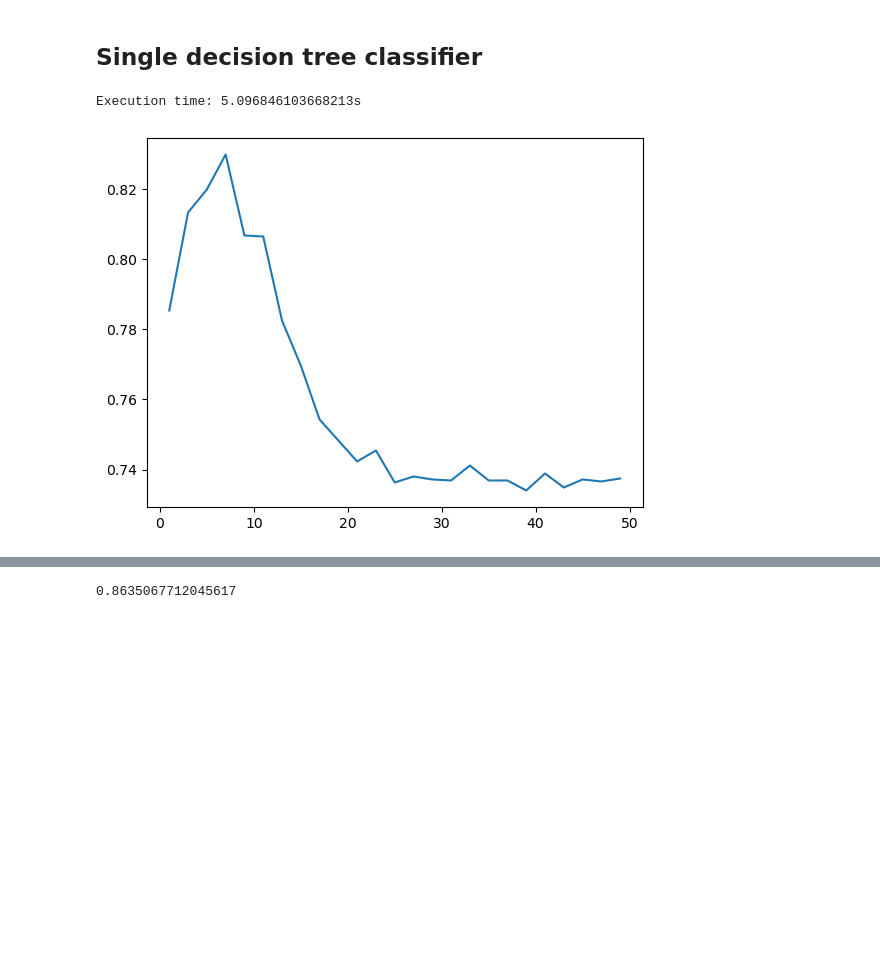
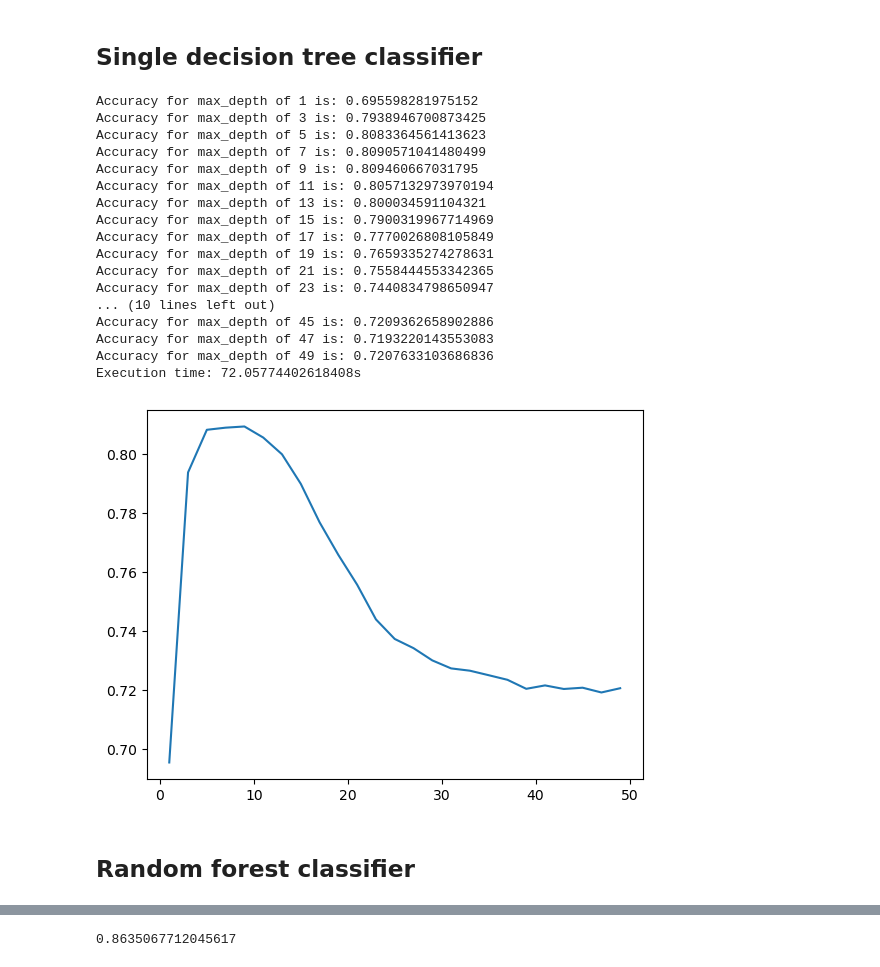
Before and after one commit to fredrikSveen/MALIS_project, a Jupyter notebook: ML_stuff.ipynb, the cells around one changed output, grey strips where cells are left out. Drawn from its saved outputs; the diff is of its cells as text; code cells hidden in the pictures; blank space fills up the shorter version.

```diff
--- a/ML_stuff.ipynb
+++ b/ML_stuff.ipynb
@@ -85,8 +85,8 @@ acc_for_depths = []
 step_size = 2
 
 st = time.time()
-for i in range(1,50,step_size):
-    model = DecisionTreeClassifier(max_depth = i)
+for d in range(1,50,step_size):
+    model = DecisionTreeClassifier(max_depth = d)
     model = model.fit(X_train, y_train)
 
     predicted_value = model.predict(X_val)
@@ -100,38 +100,56 @@ for i in range(1,50,step_size):
 
     for i in y_train:
         if i == 0:
             zeroes += 1
         else:
             ones += 1
 
     val = 1 - ((zeroes/70)*(zeroes/70) + (ones/70)*(ones/70))
     #print("Gini :", val)
 
     match = 0
     UnMatch = 0
 
-    for i in range(len(predicted_value)):
-        if predicted_value[i] == y_val[i]:
+    for j in range(len(predicted_value)):
+        if predicted_value[j] == y_val[j]:
             match += 1
         else:
             UnMatch += 1
 
     accuracy = match/len(predicted_value)
     acc_for_depths.append(accuracy)
-    #print("Accuracy is: ", accuracy)
+    print(f'Accuracy for max_depth of {d} is: {accuracy}')
 
 et = time.time()
 elapsed_time = et - st
 print(f'Execution time: {elapsed_time}s')
 
 plt.plot(range(1,50,step_size), acc_for_depths)
 plt.show()
 #Observing in the plot that max_depth = 10 gives the highest accuracy when validating.
 
 #ConfusionMatrixDisplay(confusion_matrix(y_test, predicted_value)).plot()
 # %% [output]
-Execution time: 5.096846103668213s
+Accuracy for max_depth of 1 is: 0.695598281975152
+Accuracy for max_depth of 3 is: 0.7938946700873425
+Accuracy for max_depth of 5 is: 0.8083364561413623
+Accuracy for max_depth of 7 is: 0.8090571041480499
+Accuracy for max_depth of 9 is: 0.809460667031795
+Accuracy for max_depth of 11 is: 0.8057132973970194
+Accuracy for max_depth of 13 is: 0.800034591104321
+Accuracy for max_depth of 15 is: 0.7900319967714969
+Accuracy for max_depth of 17 is: 0.7770026808105849
+Accuracy for max_depth of 19 is: 0.7659335274278631
+Accuracy for max_depth of 21 is: 0.7558444553342365
+Accuracy for max_depth of 23 is: 0.7440834798650947
+... (10 lines left out)
+Accuracy for max_depth of 45 is: 0.7209362658902886
+Accuracy for max_depth of 47 is: 0.7193220143553083
+Accuracy for max_depth of 49 is: 0.7207633103686836
+Execution time: 72.05774402618408s
-[figure, old version]
+[figure, new version]
+# %% [markdown]
+## Random forest classifier
 # %%
 #Random forest classification with different values for max_depth
 acc_for_depths = []
```
Also changed, not shown: parts of 3 cells of this notebook, 2 other files.
